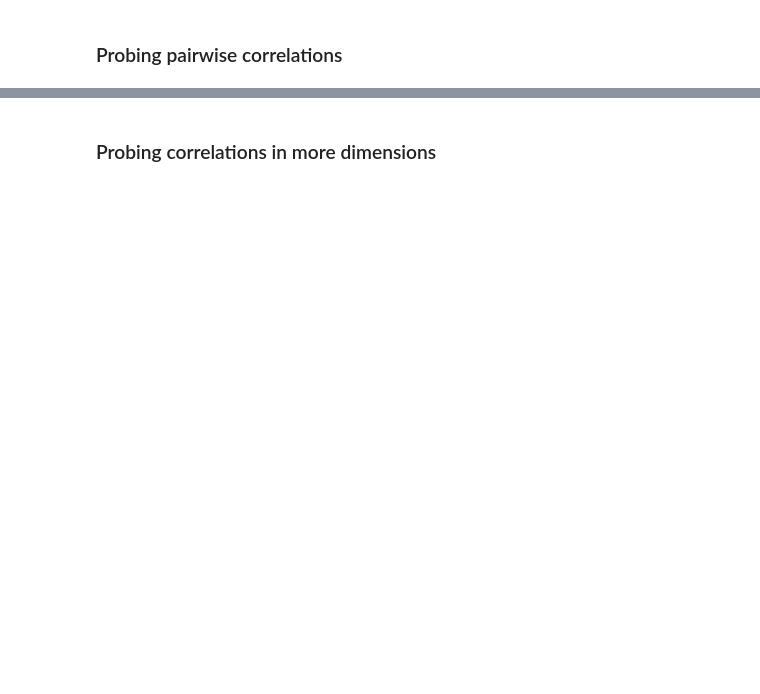
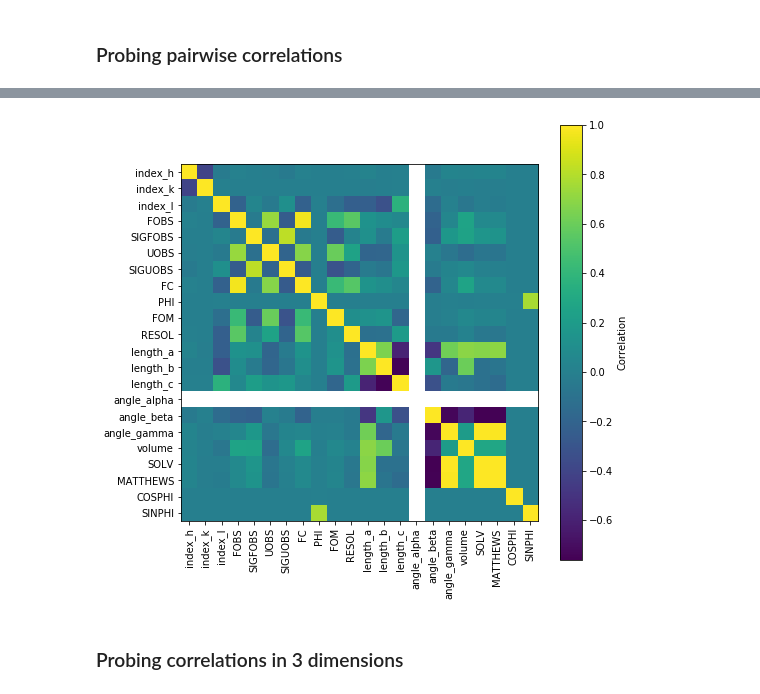
Before and after one commit to mpotto/cp, a Jupyter notebook: dev/base.ipynb, the cells around one changed output, grey strips where cells are left out. Cells and saved outputs as stored; diff of their text form; code cells hidden in the pictures; blank space fills up the shorter version.

```diff
--- a/dev/base.ipynb
+++ b/dev/base.ipynb
@@ -138,2 +160,12 @@ plt.show()
+# %%
+fig = plt.figure(figsize=(8,8))
+plt.imshow(corr_matrix.values, cmap=plt.cm.viridis)
+plt.colorbar(label='Correlation')
+ax = plt.gca()
+plt.xticks(np.arange(len(full_attribs)), full_attribs, rotation='vertical')
+plt.yticks(np.arange(len(full_attribs)), full_attribs)
+plt.show()
+# %% [output]
+[figure, added]
 # %% [markdown]
-### Probing correlations in more dimensions
+### Probing correlations in 3 dimensions
```
Also changed, not shown: parts of 174 cells of this notebook, 1 other file.
